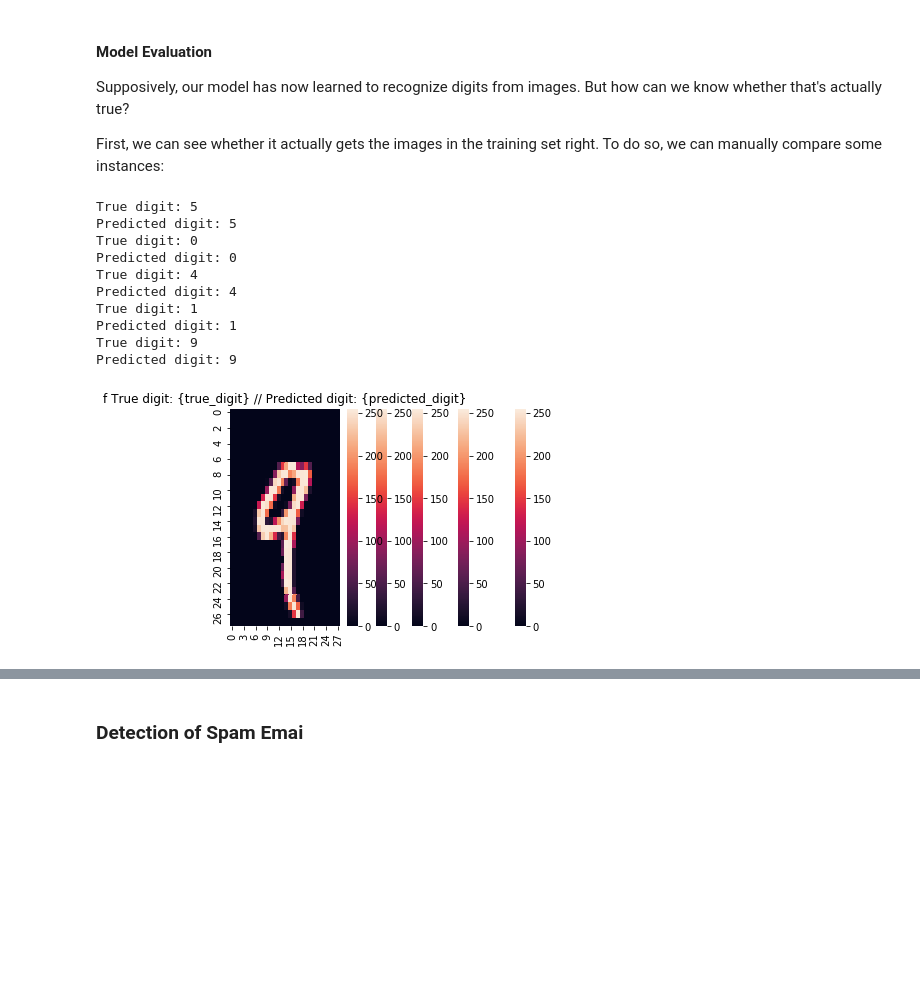
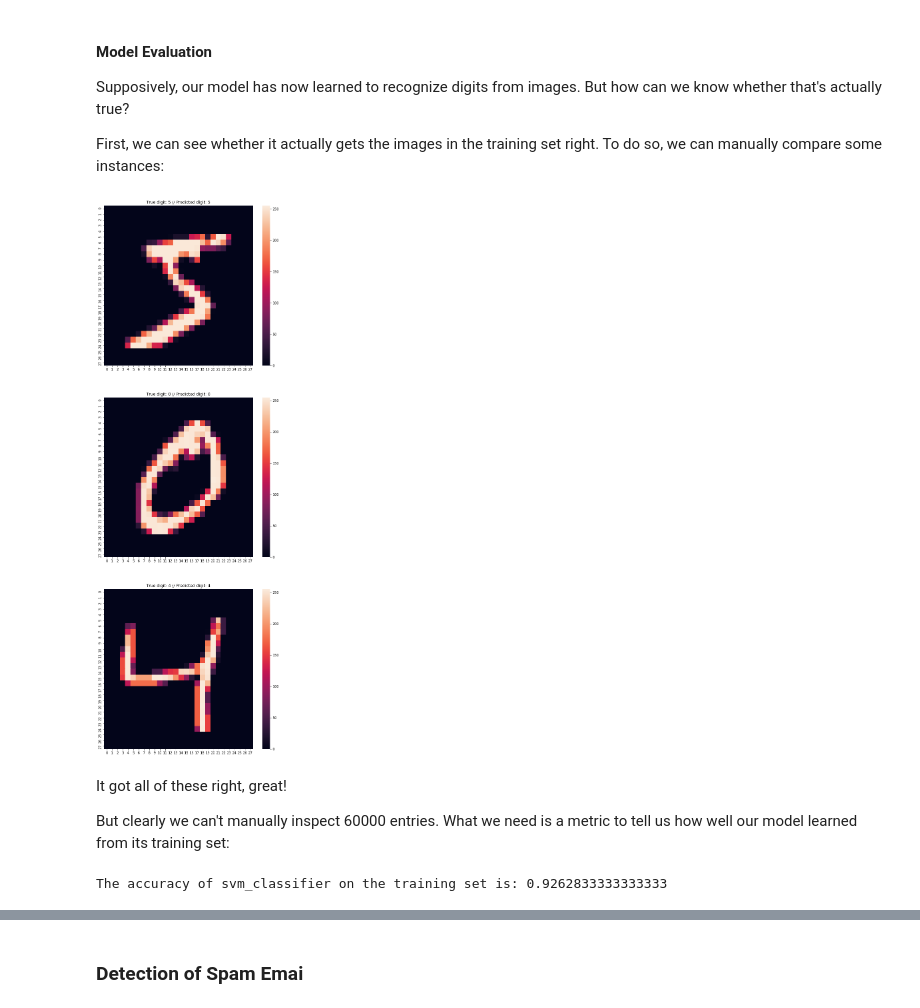
Before and after one commit to KappaDistributive/Practical-Data-Science, a Jupyter notebook: Introduction.ipynb, the cells around one changed output, grey strips where cells are left out. Cells and saved outputs as stored; diff of their text form; code cells hidden in the pictures; blank space fills up the shorter version.

```diff
--- a/Introduction.ipynb
+++ b/Introduction.ipynb
@@ -232,19 +233,21 @@ Supposively, our model has now learned to recognize digits from images. But how
 
 First, we can see whether it actually gets the images in the training set right. To do so, we can manually compare some instances:
 # %%
-for i in range(0, 5):
+fig, axs = plt.subplots(nrows=3, figsize=(10,30))
+for i in range(0, 3):
     true_digit = y_train[i]
     predicted_digit = svm_classifier.predict(X_train[i].reshape(1,-1))[0]
-    sns.heatmap(X_pretty[i]).set_title('f True digit: {true_digit} // Predicted digit: {predicted_digit}')
+    sns.heatmap(X_pretty[i], ax=axs[i]).set_title(f'True digit: {true_digit} // Predicted digit: {predicted_digit}')
 # %% [output]
-True digit: 5
-Predicted digit: 5
-True digit: 0
-Predicted digit: 0
-True digit: 4
-Predicted digit: 4
-True digit: 1
-Predicted digit: 1
-True digit: 9
-Predicted digit: 9
-[figure, old version]
+[figure, new version]
+# %% [markdown]
+It got all of these right, great!
+
+But clearly we can't manually inspect 60000 entries. What we need is a metric to tell us how well our model learned from its training set:
+# %%
+y_predicted_train = svm_classifier.predict(X_train)
+accuracy_train = sklearn.metrics.accuracy_score(y_train, y_predicted_train)
+
+print(f'The accuracy of svm_classifier on the training set is: {accuracy_train}')
+# %% [output]
+The accuracy of svm_classifier on the training set is: 0.9262833333333333
```
Also changed, not shown: parts of 5 cells of this notebook.
